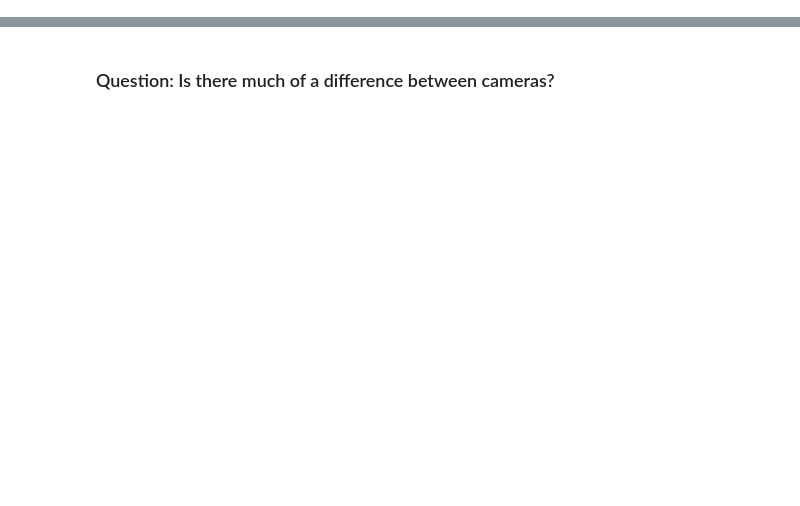
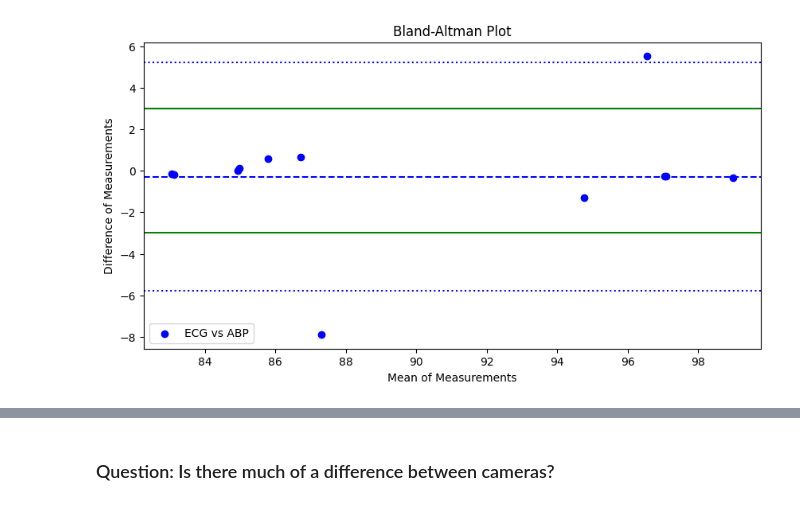
Before and after one commit to coenarrow/pyVHR, a Jupyter notebook: processing_results.ipynb, the cells around one changed output, grey strips where cells are left out. Cells and saved outputs as stored; diff of their text form; code cells hidden in the pictures; blank space fills up the shorter version.

```diff
--- a/processing_results.ipynb
+++ b/processing_results.ipynb
@@ -59,0 +86,29 @@ print(bad_instances)
+# %%
+# Compute means
+ecg_means = [np.nanmean(gt_df.iloc[i]["ECG_BPM"]) for i in range(len(gt_df))]
+abp_means = [np.nanmean(gt_df.iloc[i]["ABP_BPM"]) for i in range(len(gt_df))]
+
+# Compute differences and means for ECG vs ABP and ECG vs CVP
+diff_abp = [a - e for a, e in zip(abp_means, ecg_means)]
+mean_abp = [(a + e)/2 for a, e in zip(abp_means, ecg_means)]
+
+# Plot Bland-Altman for ECG vs ABP
+plt.figure(figsize=(10,5))
+plt.scatter(mean_abp, diff_abp, color='blue', label="ECG vs ABP")
+plt.axhline(np.nanmean(diff_abp), color='blue', linestyle='--')
+plt.axhline(np.nanmean(diff_abp) + 1.96*np.nanstd(diff_abp), color='blue', linestyle=':')
+plt.axhline(np.nanmean(diff_abp) - 1.96*np.nanstd(diff_abp), color='blue', linestyle=':')
+plt.axhline(3, color='green')
+plt.axhline(-3, color='green')
+
+
+# Add title, labels, and legend
+plt.title('Bland-Altman Plot')
+plt.xlabel('Mean of Measurements')
+plt.ylabel('Difference of Measurements')
+plt.legend()
+
+# Display the plot
+plt.show()
+# %% [output]
+[figure, added]
```
Also changed, not shown: parts of 25 cells of this notebook, 13 other files.
